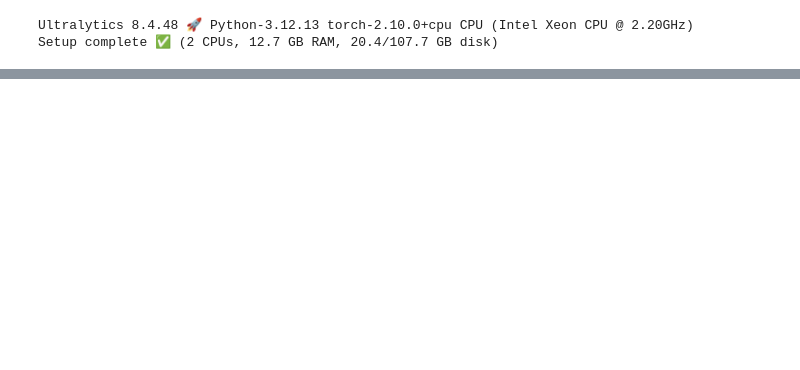
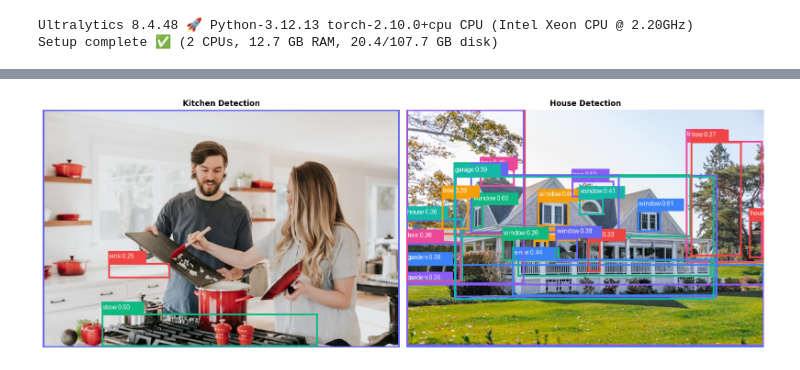
Before and after one commit to Boatengs/yolo-object-detector, a Jupyter notebook: yolo_object_detection.ipynb, the cells around one changed output, grey strips where cells are left out. Saved outputs shown, nothing was run; the diff lists cells and outputs as text; code cells hidden in the pictures; blank space fills up the shorter version.

```diff
--- a/yolo_object_detection.ipynb
+++ b/yolo_object_detection.ipynb
@@ -409,0 +151,81 @@ requirements.txt saved!
+# %%
+def detect_objects(image, labels, threshold=0.3):
+    # Grounding DINO expects labels as a dot-separated string
+    text_prompt = " . ".join([l.strip() for l in labels]) + " ."
+
+    inputs = processor(images=image, text=text_prompt, return_tensors="pt").to(device)
+    with torch.no_grad():
+        outputs = model(**inputs)
+
+    # Use text_labels instead of labels to avoid deprecation warning
+    results = processor.post_process_grounded_object_detection(
+        outputs,
+        inputs.input_ids,
+        threshold=threshold,
+        target_sizes=[image.size[::-1]]
+    )[0]
+
+    # Use text_labels for string names
+    results["labels"] = results["text_labels"]
+    return results
+
+
+def draw_detections(image, results):
+    img_draw = image.copy()
+    draw     = ImageDraw.Draw(img_draw)
+
+    colors = ["#6366f1", "#10b981", "#ef4444", "#f59e0b",
+              "#3b82f6", "#8b5cf6", "#ec4899", "#14b8a6"]
+
+    boxes  = results["boxes"].cpu().numpy()
+    scores = results["scores"].cpu().numpy()
+    labels = results["labels"]
+
+    for i, (box, score, label) in enumerate(zip(boxes, scores, labels)):
+        if not label.strip():
+            continue
+        color   = colors[i % len(colors)]
+        x1, y1, x2, y2 = box
+        draw.rectangle([x1, y1, x2, y2], outline=color, width=3)
+        text = f"{label} {score:.2f}"
+        draw.rectangle([x1, y1 - 20, x1 + len(text) * 7, y1], fill=color)
+        draw.text((x1 + 2, y1 - 18), text, fill="white")
+
+    return img_draw
+
+
+# Test kitchen/home appliances
+print("Test 3: Kitchen Appliances")
+img3     = load_image_from_url("https://images.unsplash.com/photo-1556909114-f6e7ad7d3136?w=600")
+labels3  = ["microwave", "oven", "refrigerator", "counter", "sink", "cabinet", "stove", "kitchen"]
+results3 = detect_objects(img3, labels3, threshold=0.25)
+annotated3 = draw_detections(img3, results3)
+
+print(f"Detected {len(results3['boxes'])} objects:")
+for label, score in zip(results3["labels"], results3["scores"]):
+    print(f"  {label} : {score:.3f}")
+
+# Test house/building
+print("\nTest 4: House and Building")
+img4     = load_image_from_url("https://images.unsplash.com/photo-1570129477492-45c003edd2be?w=600")
+labels4  = ["house", "window", "door", "roof", "tree", "garden", "fence", "garage"]
+results4 = detect_objects(img4, labels4, threshold=0.25)
+annotated4 = draw_detections(img4, results4)
+
+print(f"Detected {len(results4['boxes'])} objects:")
+for label, score in zip(results4["labels"], results4["scores"]):
+    print(f"  {label} : {score:.3f}")
+
+# Visualize
+fig, axes = plt.subplots(1, 2, figsize=(16, 7))
+axes[0].imshow(annotated3)
+axes[0].set_title("Kitchen Detection", fontweight="bold")
+axes[0].axis("off")
+axes[1].imshow(annotated4)
+axes[1].set_title("House Detection", fontweight="bold")
+axes[1].axis("off")
+plt.tight_layout()
+plt.savefig("grounding_dino_test2.png", dpi=150, bbox_inches="tight")
+plt.show()
+print("Test complete")
+# %% [output]
@@ -409,0 +249 @@ requirements.txt saved!
+[figure, added]
```
Also changed, not shown: parts of 15 cells of this notebook, 3 other files.
